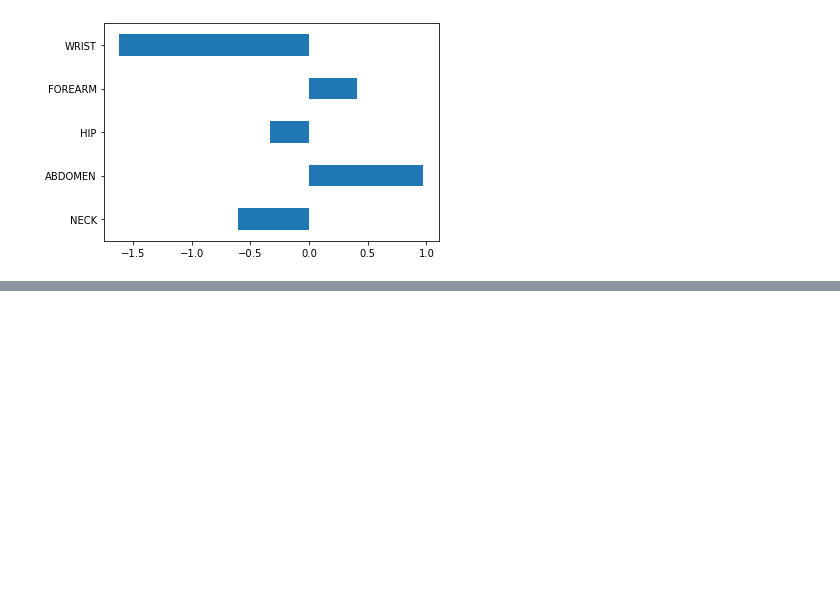
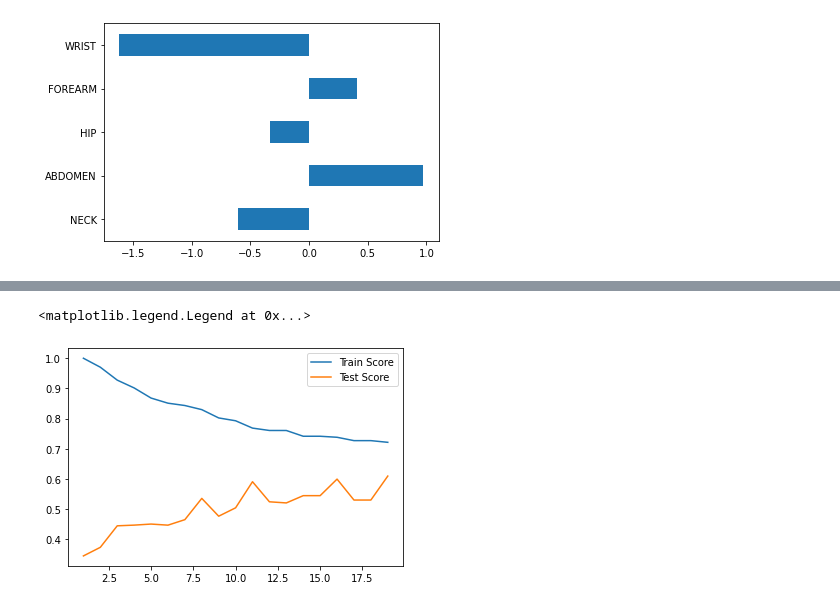
Before and after one commit to juno1028/Postech_Academy, a Jupyter notebook: Practice/Day11(20.11.17.).ipynb, the cells around one changed output, grey strips where cells are left out. Saved outputs shown, nothing was run; the diff lists cells and outputs as text; code cells hidden in the pictures; blank space fills up the shorter version.

```diff
--- a/Practice/Day11(20.11.17.).ipynb
+++ b/Practice/Day11(20.11.17.).ipynb
@@ -296,0 +317,9 @@ Warnings:
+# %%
+df_raw_y = df_raw["FAT"]
+df_raw_x = df_raw.drop("FAT", axis=1, inplace=False)
+# %%
+df_train_x, df_test_x, df_train_y, df_test_y = train_test_split(df_raw_x, df_raw_y, test_size = 0.3, random_state= 1234)
+print("train data X size : {}".format(df_train_x.shape))
+print("train data Y size : {}".format(df_train_y.shape))
+print("test data X size : {}".format(df_test_x.shape))
+print("test data Y size : {}".format(df_test_y.shape))
@@ -296,0 +331,6 @@ Warnings:
+# %%
+tree_uncustomized = DecisionTreeRegressor(random_state=1234)
+tree_uncustomized.fit(df_train_x, df_train_y)
+
+print("Score on training set: {:.3f}".format(tree_uncustomized.score(df_train_x, df_train_y)))
+print("Score on test set: {:.3f}".format(tree_uncustomized.score(df_test_x, df_test_y)))
@@ -296,0 +340,17 @@ Warnings:
+# %%
+# min_samples_leaf
+
+train_score = []
+test_score = []
+
+para_leaf = [n_leaf * 1 for n_leaf in range(1,20)]
+for v_min_samples_leaf in para_leaf: # para_leaf : [1,2,3,...,19]
+    tree = DecisionTreeRegressor(random_state=1234, min_samples_leaf=v_min_samples_leaf)
+    tree.fit(df_train_x, df_train_y)
+    train_score.append(tree.score(df_train_x, df_train_y))
+    test_score.append(tree.score(df_test_x, df_test_y))
+
+df_score_leaf = pd.DataFrame()
+df_score_leaf["MinSamplesLeaf"] = para_leaf
+df_score_leaf["TrainScore"] = train_score
+df_score_leaf["TestScore"] = test_score
@@ -296,0 +377,7 @@ Warnings:
+# %%
+plt.plot(para_leaf, train_score, linestyle="-", label="Train Score")
+plt.plot(para_leaf, test_score, linestyle="-", label="Test Score")
+plt.legend()
+# %% [output]
+<matplotlib.legend.Legend at 0x...>
+[figure, added]
```
Also changed, not shown: parts of 53 cells of this notebook, 9 other files.
